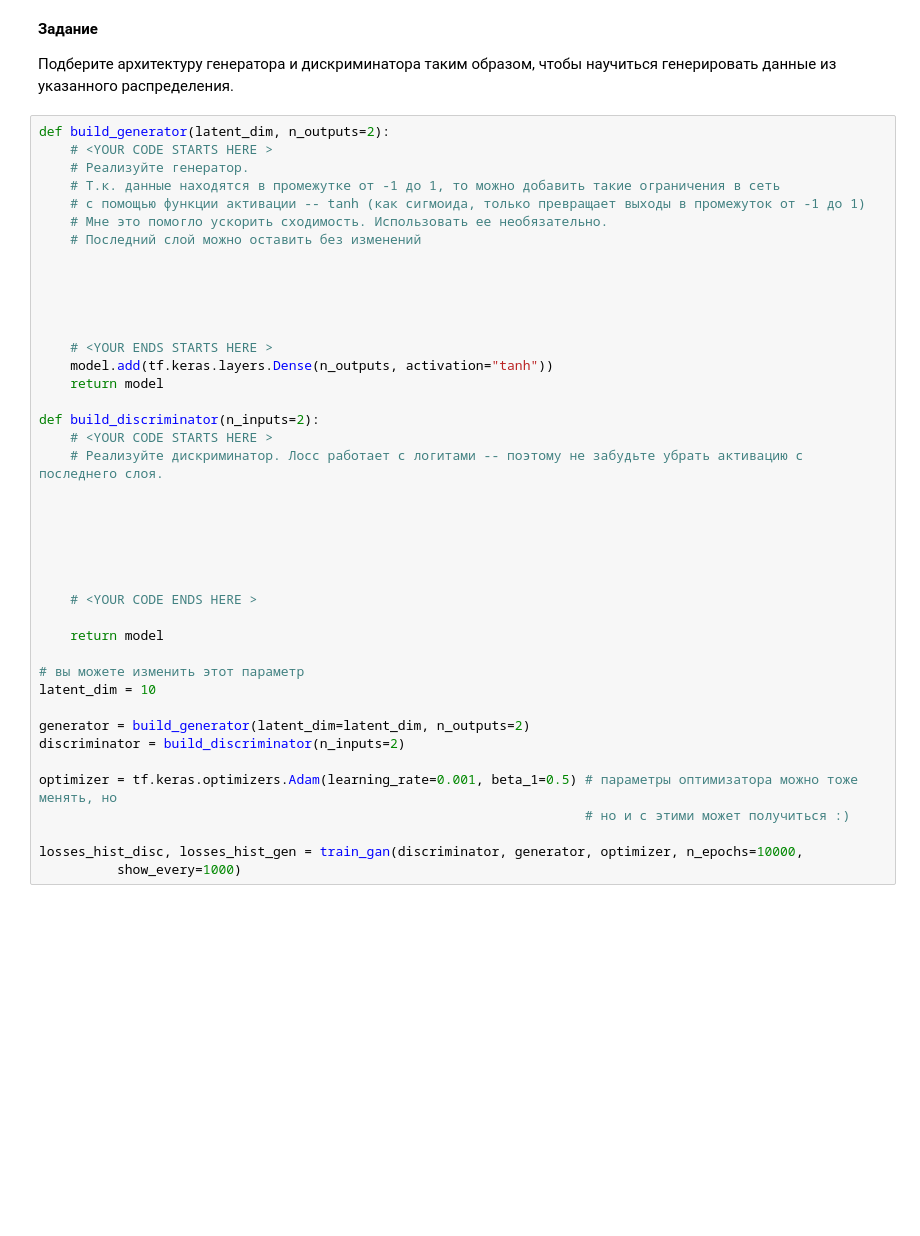
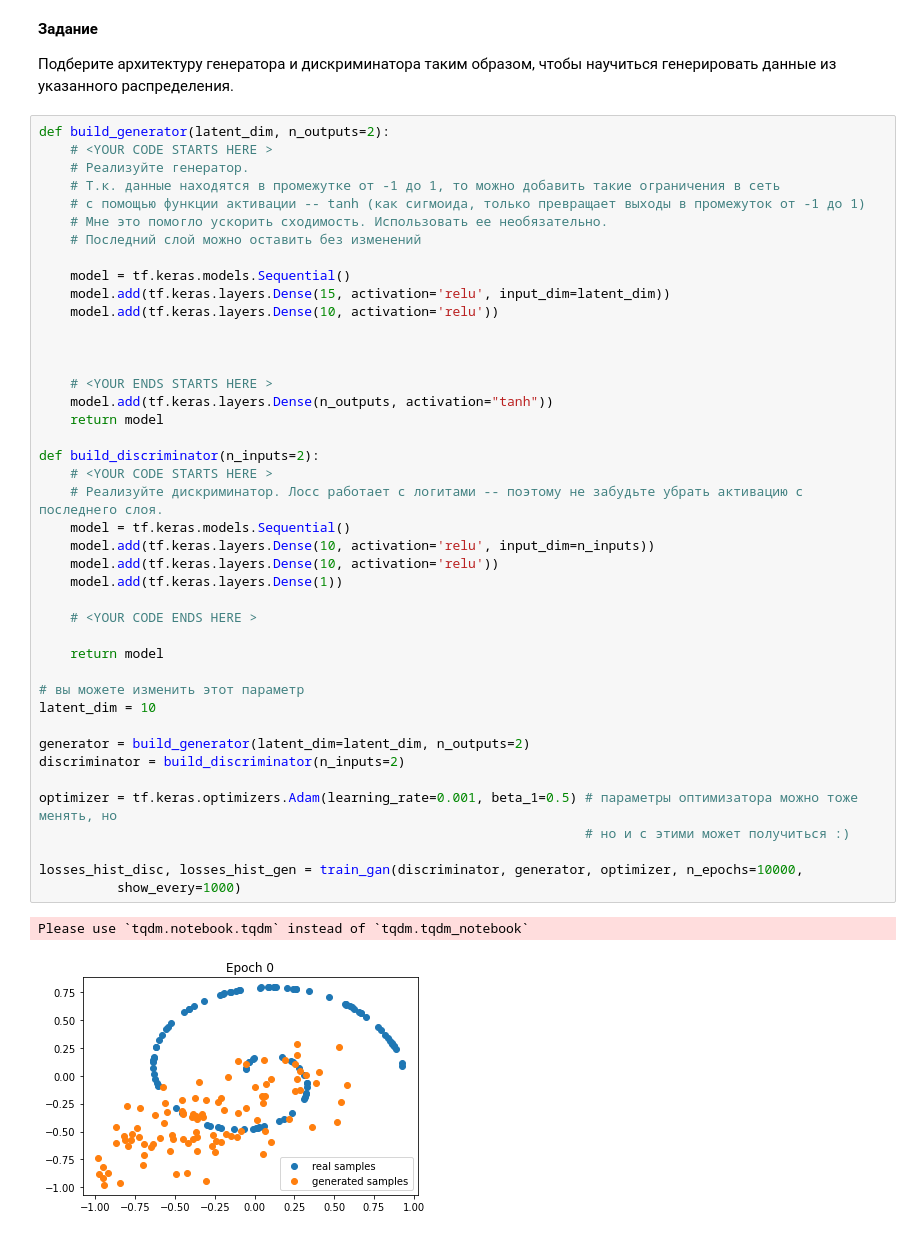
Before and after one commit to vsolodkyi/NeuralNetworks_SkillBox, a Jupyter notebook: module_12/Практика_2D_GAN.ipynb, the cells around one changed output. Drawn from its saved outputs; the diff is of its cells as text; blank space fills up the shorter version.

```diff
--- a/module_12/Практика_2D_GAN.ipynb
+++ b/module_12/Практика_2D_GAN.ipynb
@@ -134,36 +134,40 @@ def build_generator(latent_dim, n_outputs=2):
     # с помощью функции активации -- tanh (как сигмоида, только превращает выходы в промежуток от -1 до 1)
     # Мне это помогло ускорить сходимость. Использовать ее необязательно.
     # Последний слой можно оставить без изменений
 
-
+    model = tf.keras.models.Sequential()
+    model.add(tf.keras.layers.Dense(15, activation='relu', input_dim=latent_dim))
+    model.add(tf.keras.layers.Dense(10, activation='relu'))
 
 
 
     # <YOUR ENDS STARTS HERE >
     model.add(tf.keras.layers.Dense(n_outputs, activation="tanh"))
     return model
 
 def build_discriminator(n_inputs=2):
     # <YOUR CODE STARTS HERE >
     # Реализуйте дискриминатор. Лосс работает с логитами -- поэтому не забудьте убрать активацию с последнего слоя.
-
-
-
-
-
+    model = tf.keras.models.Sequential()
+    model.add(tf.keras.layers.Dense(10, activation='relu', input_dim=n_inputs))
+    model.add(tf.keras.layers.Dense(10, activation='relu'))
+    model.add(tf.keras.layers.Dense(1))
 
     # <YOUR CODE ENDS HERE >
 
     return model
 
 # вы можете изменить этот параметр
 latent_dim = 10
 
 generator = build_generator(latent_dim=latent_dim, n_outputs=2)
 discriminator = build_discriminator(n_inputs=2)
 
 optimizer = tf.keras.optimizers.Adam(learning_rate=0.001, beta_1=0.5) # параметры оптимизатора можно тоже менять, но
                                                                       # но и с этими может получиться :)
 
 losses_hist_disc, losses_hist_gen = train_gan(discriminator, generator, optimizer, n_epochs=10000,
           show_every=1000)
+# %% [output]
+Please use `tqdm.notebook.tqdm` instead of `tqdm.tqdm_notebook`
+[figure, added]
```
Also changed, not shown: parts of 4 cells of this notebook.
